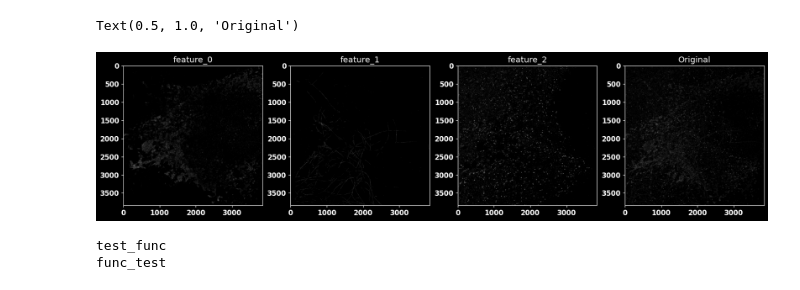
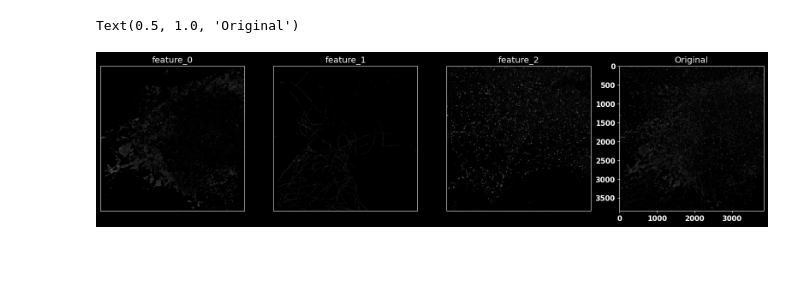
Before and after one commit to Zatyrus/NanTex, a Jupyter notebook: oneiros_sandbox.ipynb, the cells around one changed output. Cells and saved outputs as stored; diff of their text form; code cells hidden in the pictures; blank space fills up the shorter version.

```diff
--- a/oneiros_sandbox.ipynb
+++ b/oneiros_sandbox.ipynb
@@ -5,4 +4,4 @@ from NanTex_backend.deep_learning.dl_model_assembly import assembled_model, fina
 # %%
 # set up the dreamer
 Dreamer = Oneiros.with_ground_truth(data_type = 'npy',
-                                    DEBUG=True)
+                                    DEBUG=False)
@@ -123,42 +119,42 @@ def normalize(x):
 # %%
 ## Visualization
+
+import numpy as np
+def normalize(x):
+    return (x - np.min(x)) / (np.max(x) - np.min(x))
 
 # Dependencies
 from NanTex_backend.Util.pltStyler import pltStyler
 import matplotlib.pyplot as plt
 
 # control
-Select_Dream:int = 1
+Select_Dream:int = 0
 
 # layout
 pltStyler().enforece_stylesheet()
 
 # figure
 fig, axs = plt.subplots(1, final_layer_config['out_channels'] + 1, figsize=(5*(final_layer_config['out_channels'] + 1), 5))
 
 # plot features
 for i, key in enumerate(Dreamer.data_out[f"dream_{Select_Dream}"].keys()):
-    if key == 'original':
+    if key in ['original_overlay', 'dream_overlay'] + [f'original_feature_{i}' for i in range(1, 4)]:
         continue
 
-    axs[i].imshow(Dreamer.data_out[f"dream_{Select_Dream}"][key] * 255, cmap='gray')
+    axs[i].imshow(normalize(Dreamer.data_out[f"dream_{Select_Dream}"][key]) * 255, cmap='gray')
     axs[i].set_title(f"{key}")
+    axs[i].tick_params(axis='both',
+                       which='both',
+                       bottom=False,
+                       top=False,
+                       left=False,
+                       right=False,
+                       labelbottom=False,
+                       labelleft=False)
 
 # add original
-axs[-1].imshow(normalize(Dreamer.data_out[f"dream_{Select_Dream}"]['original']) * 255, cmap='gray')
+axs[-1].imshow(normalize(Dreamer.data_out[f"dream_{Select_Dream}"]['original_overlay']) * 255, cmap='gray')
 axs[-1].set_title('Original')
 # %% [output]
 Text(0.5, 1.0, 'Original')
-[figure, old version]
+[figure, new version]
-# %%
-def __test_func__(x):
-    pass
-
-def __func_test__(x):
-    pass
-
-for func in [__test_func__, __func_test__]:
-    print(func.__name__.split('__')[1])
-# %% [output]
-test_func
-func_test
```
Also changed, not shown: parts of 19 cells of this notebook, 4 other files.
